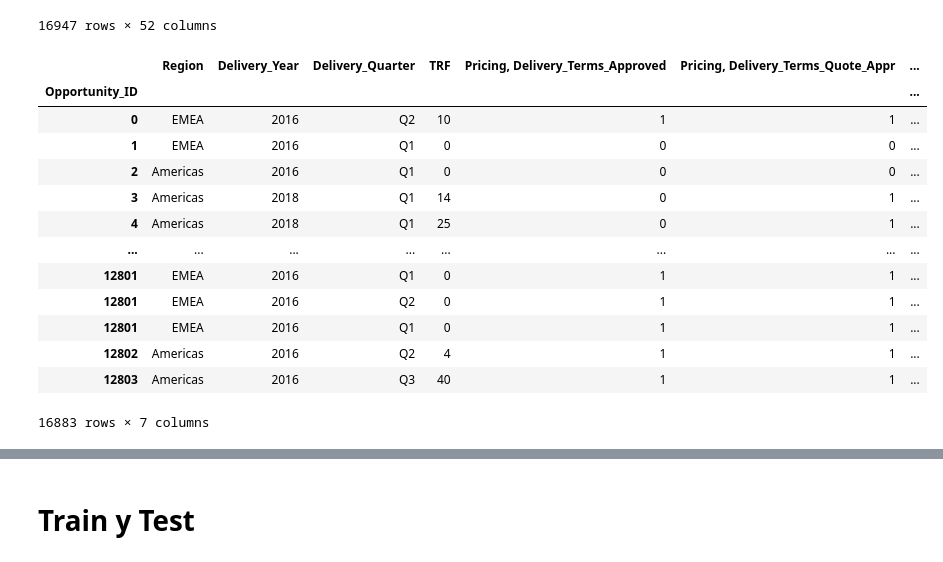
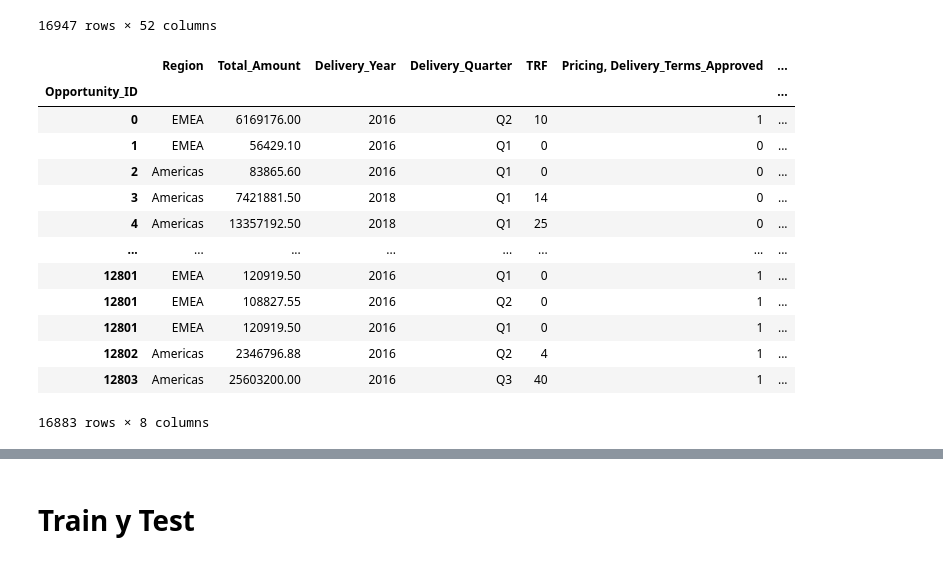
Before and after one commit to BautistaXifro/Machine-Learning-Datos, a Jupyter notebook: ArbolDeDecision/RandomForest/OtroaApproach.ipynb, the cells around one changed output, grey strips where cells are left out. Drawn from its saved outputs; the diff is of its cells as text; code cells hidden in the pictures.

```diff
--- a/ArbolDeDecision/RandomForest/OtroaApproach.ipynb
+++ b/ArbolDeDecision/RandomForest/OtroaApproach.ipynb
@@ -63,23 +73,23 @@ df.loc[df['Total_Amount_Currency'] == 'AUD', 'Total_Amount_Currency'] = 'USD'
 df.loc[df['Total_Amount_Currency'] == 'GBP', 'Total_Amount'] = df['Total_Amount']*1.29
 df.loc[df['Total_Amount_Currency'] == 'GBP', 'Total_Amount_Currency'] = 'USD'
 # %%
-short_df = df[['Opportunity_ID','Region', 'Delivery_Year', 'Delivery_Quarter','TRF','Pricing, Delivery_Terms_Approved','Pricing, Delivery_Terms_Quote_Appr','Stage' ]].rename(columns={'Stage': 'Decision'})
+short_df = df[['Opportunity_ID','Region','Total_Amount','Delivery_Year', 'Delivery_Quarter','TRF','Pricing, Delivery_Terms_Approved','Pricing, Delivery_Terms_Quote_Appr','Stage' ]].rename(columns={'Stage': 'Decision'})
 short_df = short_df[ (short_df['Decision'] == 'Closed Won') | (short_df['Decision'] == 'Closed Lost') ]
 short_df['Decision'] = np.where(short_df['Decision'] == 'Closed Won',1,0)
 short_df.set_index('Opportunity_ID', inplace = True)
 short_df
 # %% [output]
-|  | Region | Delivery_Year | Delivery_Quarter | TRF | Pricing, Delivery_Terms_Approved | Pricing, Delivery_Terms_Quote_Appr | ... |
+|  | Region | Total_Amount | Delivery_Year | Delivery_Quarter | TRF | Pricing, Delivery_Terms_Approved | ... |
 | Opportunity_ID |  |  |  |  |  |  | ... |
-| 0 | EMEA | 2016 | Q2 | 10 | 1 | 1 | ... |
-| 1 | EMEA | 2016 | Q1 | 0 | 0 | 0 | ... |
-| 2 | Americas | 2016 | Q1 | 0 | 0 | 0 | ... |
-| 3 | Americas | 2018 | Q1 | 14 | 0 | 1 | ... |
-| 4 | Americas | 2018 | Q1 | 25 | 0 | 1 | ... |
+| 0 | EMEA | 6169176.00 | 2016 | Q2 | 10 | 1 | ... |
+| 1 | EMEA | 56429.10 | 2016 | Q1 | 0 | 0 | ... |
+| 2 | Americas | 83865.60 | 2016 | Q1 | 0 | 0 | ... |
+| 3 | Americas | 7421881.50 | 2018 | Q1 | 14 | 0 | ... |
+| 4 | Americas | 13357192.50 | 2018 | Q1 | 25 | 0 | ... |
 | ... | ... | ... | ... | ... | ... | ... | ... |
-| 12801 | EMEA | 2016 | Q1 | 0 | 1 | 1 | ... |
-| 12801 | EMEA | 2016 | Q2 | 0 | 1 | 1 | ... |
-| 12801 | EMEA | 2016 | Q1 | 0 | 1 | 1 | ... |
-| 12802 | Americas | 2016 | Q2 | 4 | 1 | 1 | ... |
-| 12803 | Americas | 2016 | Q3 | 40 | 1 | 1 | ... |
+| 12801 | EMEA | 120919.50 | 2016 | Q1 | 0 | 1 | ... |
+| 12801 | EMEA | 108827.55 | 2016 | Q2 | 0 | 1 | ... |
+| 12801 | EMEA | 120919.50 | 2016 | Q1 | 0 | 1 | ... |
+| 12802 | Americas | 2346796.88 | 2016 | Q2 | 4 | 1 | ... |
+| 12803 | Americas | 25603200.00 | 2016 | Q3 | 40 | 1 | ... |
-16883 rows × 7 columns
+16883 rows × 8 columns
```
Also changed, not shown: parts of 22 cells of this notebook.
